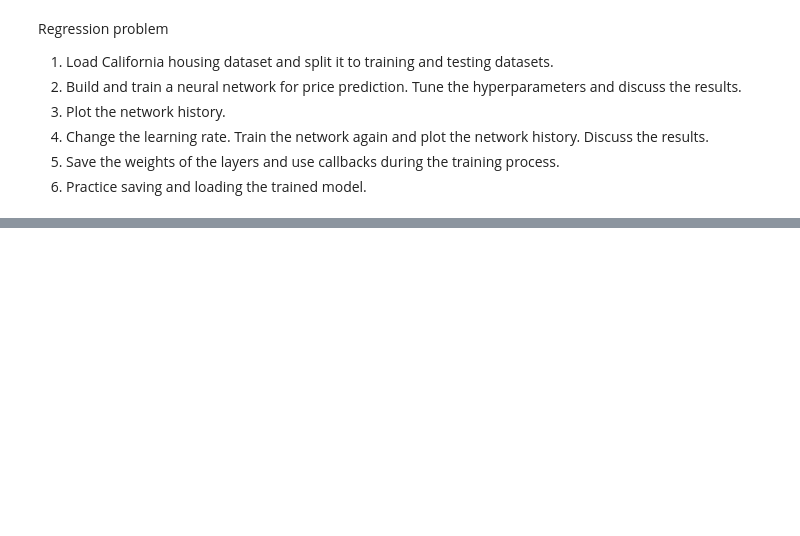
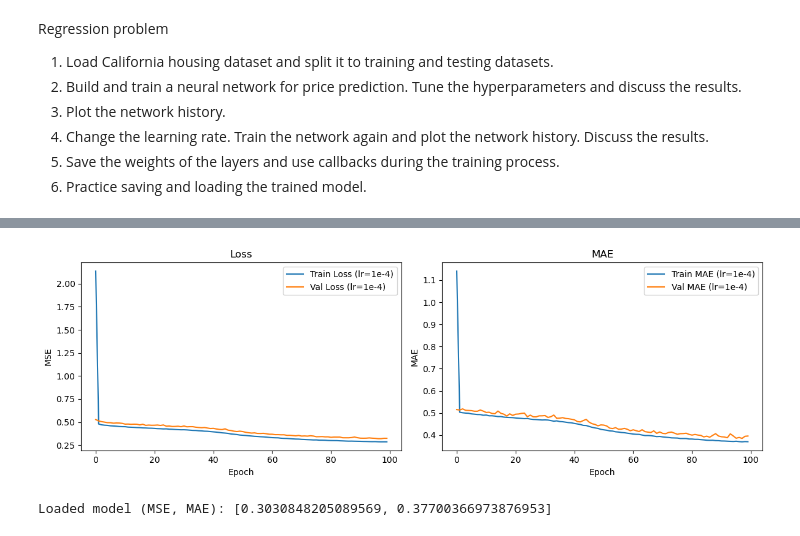
Before and after one commit to Nilswik/DIL700, a Jupyter notebook: lab2/labb2.ipynb, the cells around one changed output, grey strips where cells are left out. Drawn from its saved outputs; the diff is of its cells as text; code cells hidden in the pictures; blank space fills up the shorter version.

```diff
--- a/lab2/labb2.ipynb
+++ b/lab2/labb2.ipynb
@@ -454,0 +472,9 @@ import matplotlib.pyplot
+# %%
+# hyperparameter tuning for a simple grid
+
+tuning = [
+    {'hidden1':64,'hidden2':32,'activation':'relu','lr':1e-3},
+    {'hidden1':128,'hidden2':64,'activation':'relu','lr':1e-3},
+    {'hidden1':256,'hidden2':128,'activation':'tanh','lr':5e-3},
+
+]
@@ -454,0 +591,26 @@ import matplotlib.pyplot
+# %%
+plt.figure(figsize=(12, 4))
+plt.subplot(1, 2, 1)
+plt.plot(history_lr.history["loss"], label="Train Loss (lr=1e-4)")
+plt.plot(history_lr.history["val_loss"], label="Val Loss (lr=1e-4)")
+plt.xlabel("Epoch"); plt.ylabel("MSE"); plt.title("Loss"); plt.legend()
+
+plt.subplot(1, 2, 2)
+plt.plot(history_lr.history["mae"], label="Train MAE (lr=1e-4)")
+plt.plot(history_lr.history["val_mae"], label="Val MAE (lr=1e-4)")
+plt.xlabel("Epoch"); plt.ylabel("MAE"); plt.title("MAE"); plt.legend()
+plt.tight_layout(); plt.show()
+# %% [output]
+[figure, added]
+# %%
+
+# 5) Save weights + use callbacks already above
+best_model.save_weights("regression_weights.h5")
+
+# 6) Save and load full model
+best_model.save("regression_model.h5")
+loaded_model = tf.keras.models.load_model("regression_model.h5")
+loaded_eval = loaded_model.evaluate(X_test, y_test, verbose=0)
+print("Loaded model (MSE, MAE):", loaded_eval)
+# %% [output]
+Loaded model (MSE, MAE): [0.3030848205089569, 0.37700366973876953]
```
Also changed, not shown: parts of 6 cells of this notebook, 3 other files.
